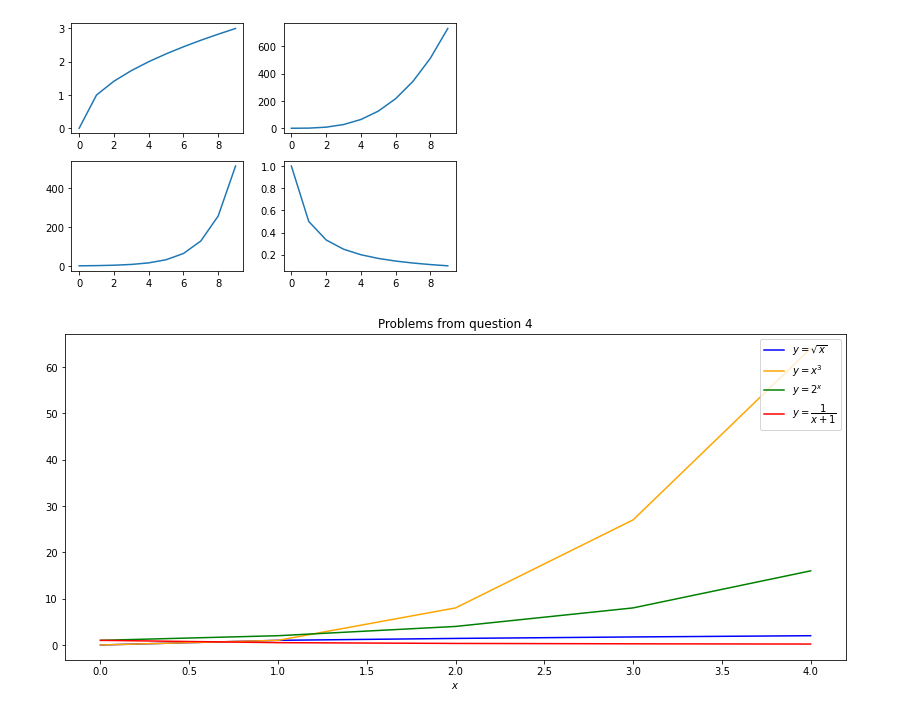
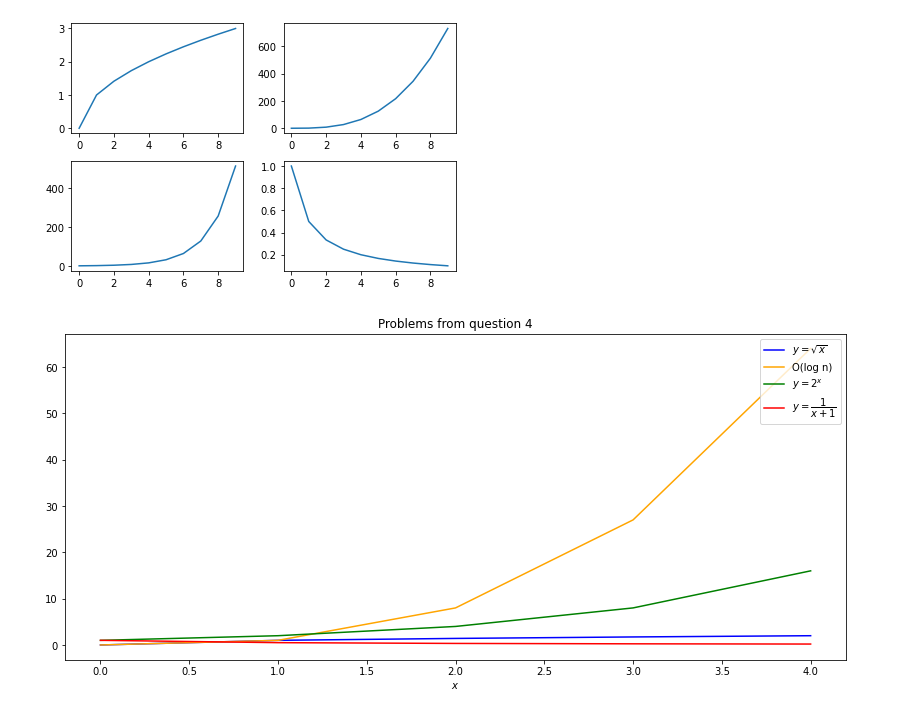
Before and after one commit to malachi-hale/numpy-pandas-visualization-exercise, a Jupyter notebook: matplotlib_exercises.ipynb, the cells around one changed output. Saved outputs shown, nothing was run; the diff lists cells and outputs as text; code cells hidden in the pictures.

```diff
--- a/matplotlib_exercises.ipynb
+++ b/matplotlib_exercises.ipynb
@@ -64,25 +64,25 @@ plt.tight_layout()
 # %%
 x = range(0, 5)
 
 plt.figure(figsize=(14, 6)) # (width, height)
 
 y = [math.sqrt(n) for n in x]
 plt.plot(x, y, c='blue', label='$y=\sqrt{x}$')
 
 y = [n**3 for n in x]
-plt.plot(x, y, c='orange', label='$y=x^3$')
+plt.plot(x, y, c='orange', label='O(log n)')
 
 y = [2**n for n in x]
 plt.plot(x, y, c='green', label='$y=2^x$')
 
 y = [1/(n+1) for n in x]
 plt.plot(x, y, c='red', label='$y= \dfrac{1}{x+1}$')
 
 
 plt.legend(loc='upper right')
 plt.title('Problems from question 4')
 plt.xlabel('$x$')
 
 plt.show()
 # %% [output]
-[figure, old version]
+[figure, new version]
```
Also changed, not shown: 1 other file.
